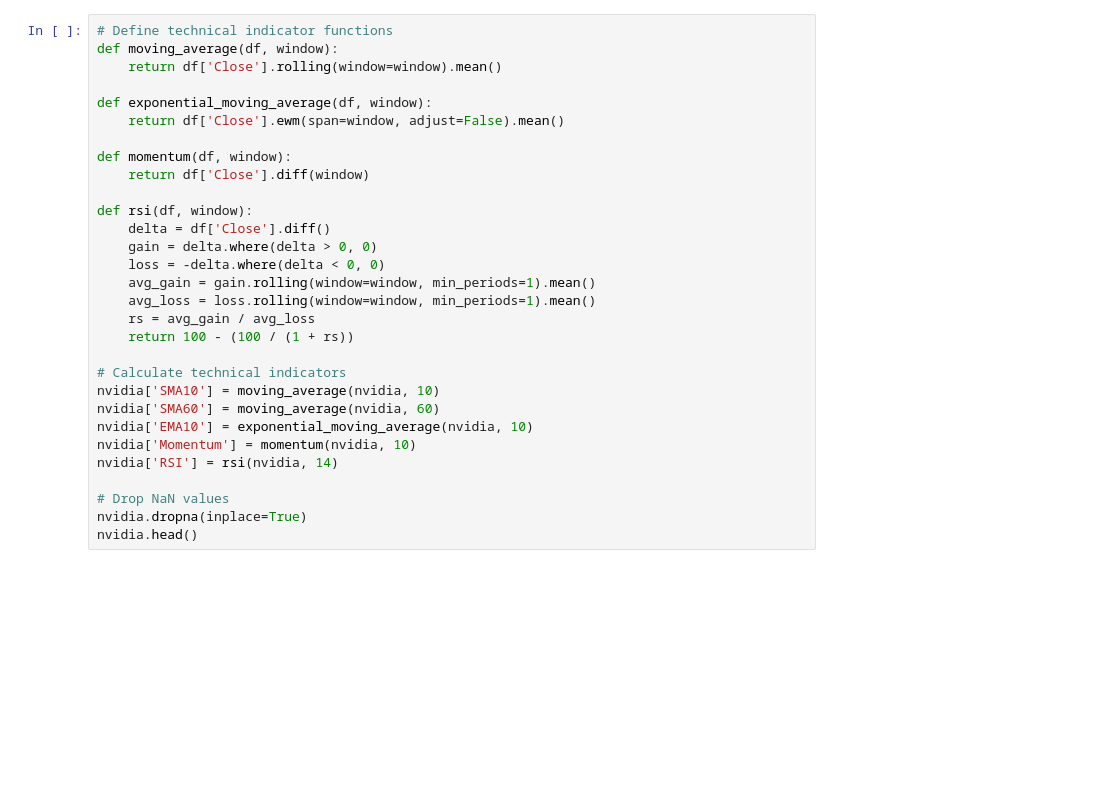
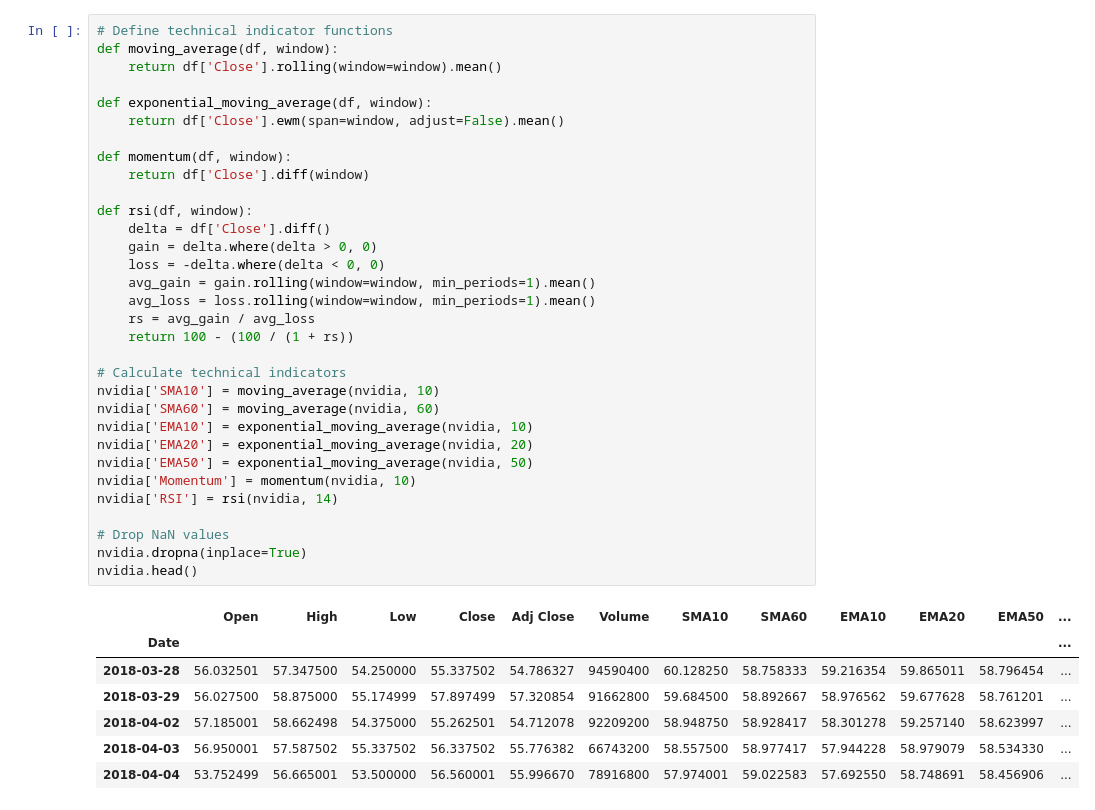
Before and after one commit to astronaut505/tradingtroll, a Jupyter notebook: buyorbye.ipynb, the cells around one changed output. Cells and saved outputs as stored; diff of their text form; blank space fills up the shorter version.

```diff
--- a/buyorbye.ipynb
+++ b/buyorbye.ipynb
@@ -16,31 +24,41 @@ nvidia.head()
 # %%
 # Define technical indicator functions
 def moving_average(df, window):
     return df['Close'].rolling(window=window).mean()
 
 def exponential_moving_average(df, window):
     return df['Close'].ewm(span=window, adjust=False).mean()
 
 def momentum(df, window):
     return df['Close'].diff(window)
 
 def rsi(df, window):
     delta = df['Close'].diff()
     gain = delta.where(delta > 0, 0)
     loss = -delta.where(delta < 0, 0)
     avg_gain = gain.rolling(window=window, min_periods=1).mean()
     avg_loss = loss.rolling(window=window, min_periods=1).mean()
     rs = avg_gain / avg_loss
     return 100 - (100 / (1 + rs))
 
 # Calculate technical indicators
 nvidia['SMA10'] = moving_average(nvidia, 10)
 nvidia['SMA60'] = moving_average(nvidia, 60)
 nvidia['EMA10'] = exponential_moving_average(nvidia, 10)
+nvidia['EMA20'] = exponential_moving_average(nvidia, 20)
+nvidia['EMA50'] = exponential_moving_average(nvidia, 50)
 nvidia['Momentum'] = momentum(nvidia, 10)
 nvidia['RSI'] = rsi(nvidia, 14)
 
 # Drop NaN values
 nvidia.dropna(inplace=True)
 nvidia.head()
+# %% [output]
+|  | Open | High | Low | Close | Adj Close | Volume | SMA10 | SMA60 | EMA10 | EMA20 | EMA50 | ... |
+| Date |  |  |  |  |  |  |  |  |  |  |  | ... |
+| 2018-03-28 | 56.032501 | 57.347500 | 54.250000 | 55.337502 | 54.786327 | 94590400 | 60.128250 | 58.758333 | 59.216354 | 59.865011 | 58.796454 | ... |
+| 2018-03-29 | 56.027500 | 58.875000 | 55.174999 | 57.897499 | 57.320854 | 91662800 | 59.684500 | 58.892667 | 58.976562 | 59.677628 | 58.761201 | ... |
+| 2018-04-02 | 57.185001 | 58.662498 | 54.375000 | 55.262501 | 54.712078 | 92209200 | 58.948750 | 58.928417 | 58.301278 | 59.257140 | 58.623997 | ... |
+| 2018-04-03 | 56.950001 | 57.587502 | 55.337502 | 56.337502 | 55.776382 | 66743200 | 58.557500 | 58.977417 | 57.944228 | 58.979079 | 58.534330 | ... |
+| 2018-04-04 | 53.752499 | 56.665001 | 53.500000 | 56.560001 | 55.996670 | 78916800 | 57.974001 | 59.022583 | 57.692550 | 58.748691 | 58.456906 | ... |
 # %%
```
Also changed, not shown: parts of 6 cells of this notebook.
